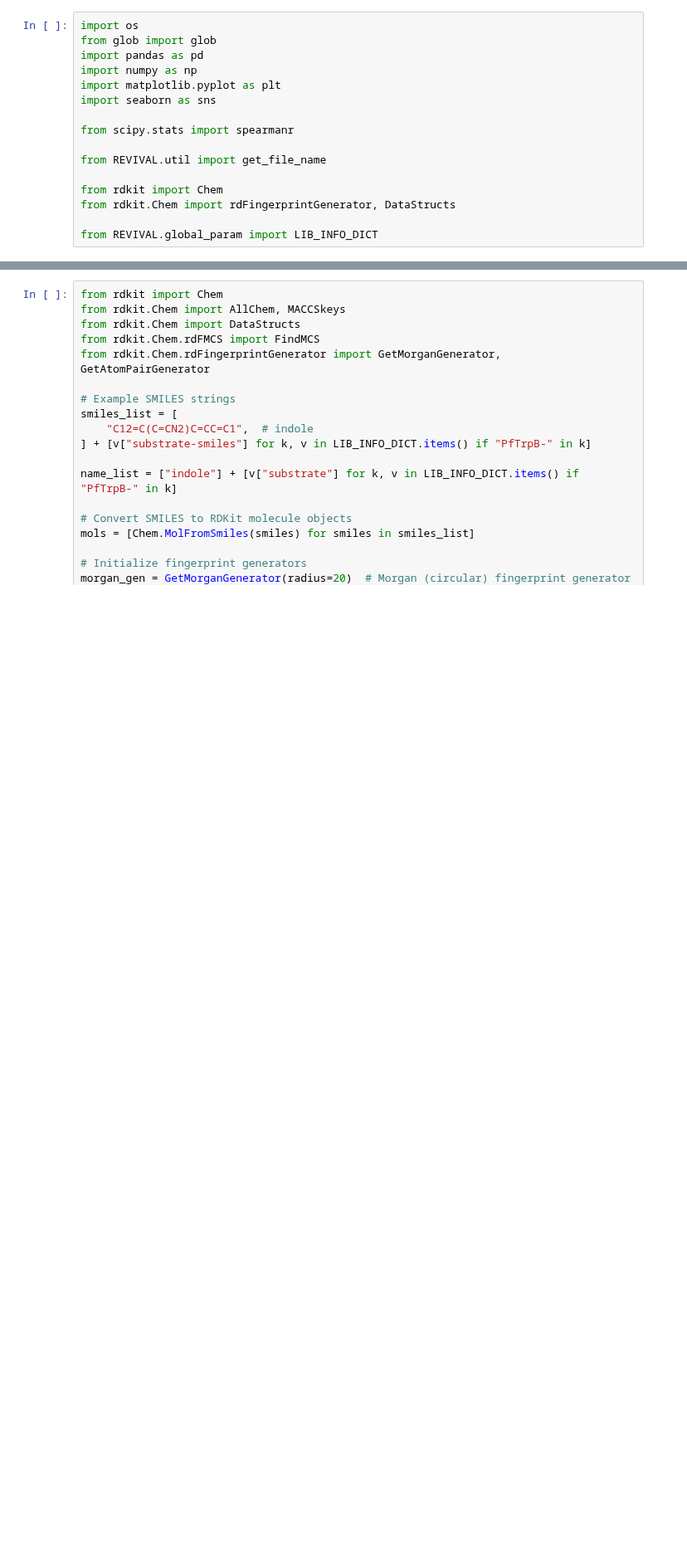
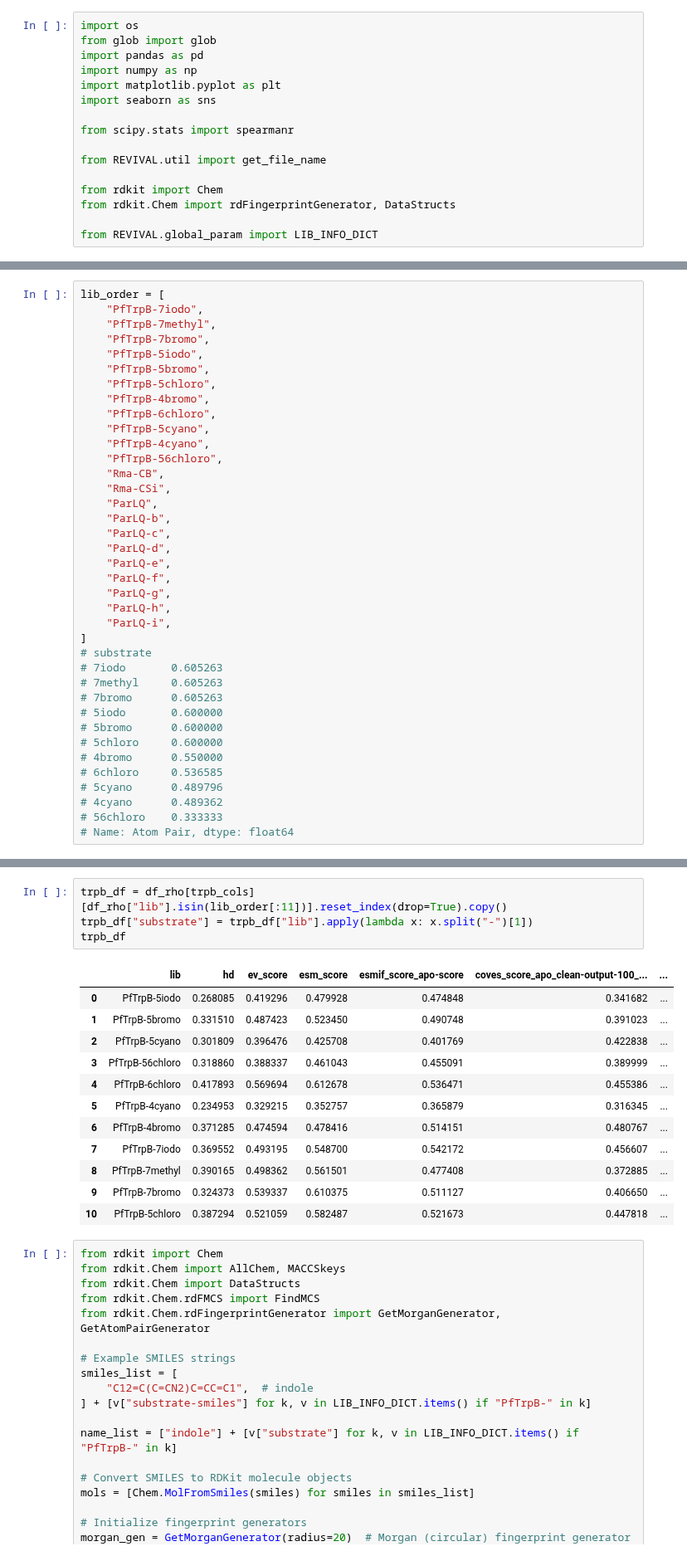
Before and after one commit to fhalab/substrate_aware_zs, a Jupyter notebook: sandbox/sub_vis.ipynb, the cells around one changed output, grey strips where cells are left out. Shown at 83% size. Cells and saved outputs as stored; diff of their text form; blank space fills up the shorter version.

```diff
--- a/sandbox/sub_vis.ipynb
+++ b/sandbox/sub_vis.ipynb
@@ -72,0 +135,38 @@ zs_sum_df
+# %%
+lib_order = [
+    "PfTrpB-7iodo",
+    "PfTrpB-7methyl",
+    "PfTrpB-7bromo",
+    "PfTrpB-5iodo",
+    "PfTrpB-5bromo",
+    "PfTrpB-5chloro",
+    "PfTrpB-4bromo",
+    "PfTrpB-6chloro",
+    "PfTrpB-5cyano",
+    "PfTrpB-4cyano",
+    "PfTrpB-56chloro",
+    "Rma-CB",
+    "Rma-CSi",
+    "ParLQ",
+    "ParLQ-b",
+    "ParLQ-c",
+    "ParLQ-d",
+    "ParLQ-e",
+    "ParLQ-f",
+    "ParLQ-g",
+    "ParLQ-h",
+    "ParLQ-i",
+]
+# substrate
+# 7iodo       0.605263
+# 7methyl     0.605263
+# 7bromo      0.605263
+# 5iodo       0.600000
+# 5bromo      0.600000
+# 5chloro     0.600000
+# 4bromo      0.550000
+# 6chloro     0.536585
+# 5cyano      0.489796
+# 4cyano      0.489362
+# 56chloro    0.333333
+# Name: Atom Pair, dtype: float64
@@ -73,3 +195,20 @@ zs_sum_df
+# %%
+trpb_df = df_rho[trpb_cols][df_rho["lib"].isin(lib_order[:11])].reset_index(drop=True).copy()
+trpb_df["substrate"] = trpb_df["lib"].apply(lambda x: x.split("-")[1])
+trpb_df
+# %% [output]
+|  | lib | hd | ev_score | esm_score | esmif_score_apo-score | coves_score_apo_clean-output-100_... | ... |
+| 0 | PfTrpB-5iodo | 0.268085 | 0.419296 | 0.479928 | 0.474848 | 0.341682 | ... |
+| 1 | PfTrpB-5bromo | 0.331510 | 0.487423 | 0.523450 | 0.490748 | 0.391023 | ... |
+| 2 | PfTrpB-5cyano | 0.301809 | 0.396476 | 0.425708 | 0.401769 | 0.422838 | ... |
+| 3 | PfTrpB-56chloro | 0.318860 | 0.388337 | 0.461043 | 0.455091 | 0.389999 | ... |
+| 4 | PfTrpB-6chloro | 0.417893 | 0.569694 | 0.612678 | 0.536471 | 0.455386 | ... |
+| 5 | PfTrpB-4cyano | 0.234953 | 0.329215 | 0.352757 | 0.365879 | 0.316345 | ... |
+| 6 | PfTrpB-4bromo | 0.371285 | 0.474594 | 0.478416 | 0.514151 | 0.480767 | ... |
+| 7 | PfTrpB-7iodo | 0.369552 | 0.493195 | 0.548700 | 0.542172 | 0.456607 | ... |
+| 8 | PfTrpB-7methyl | 0.390165 | 0.498362 | 0.561501 | 0.477408 | 0.372885 | ... |
+| 9 | PfTrpB-7bromo | 0.324373 | 0.539337 | 0.610375 | 0.511127 | 0.406650 | ... |
+| 10 | PfTrpB-5chloro | 0.387294 | 0.521059 | 0.582487 | 0.521673 | 0.447818 | ... |
 # %%
 from rdkit import Chem
 from rdkit.Chem import AllChem, MACCSkeys
```
Also changed, not shown: parts of 26 cells of this notebook, 26 other files.
